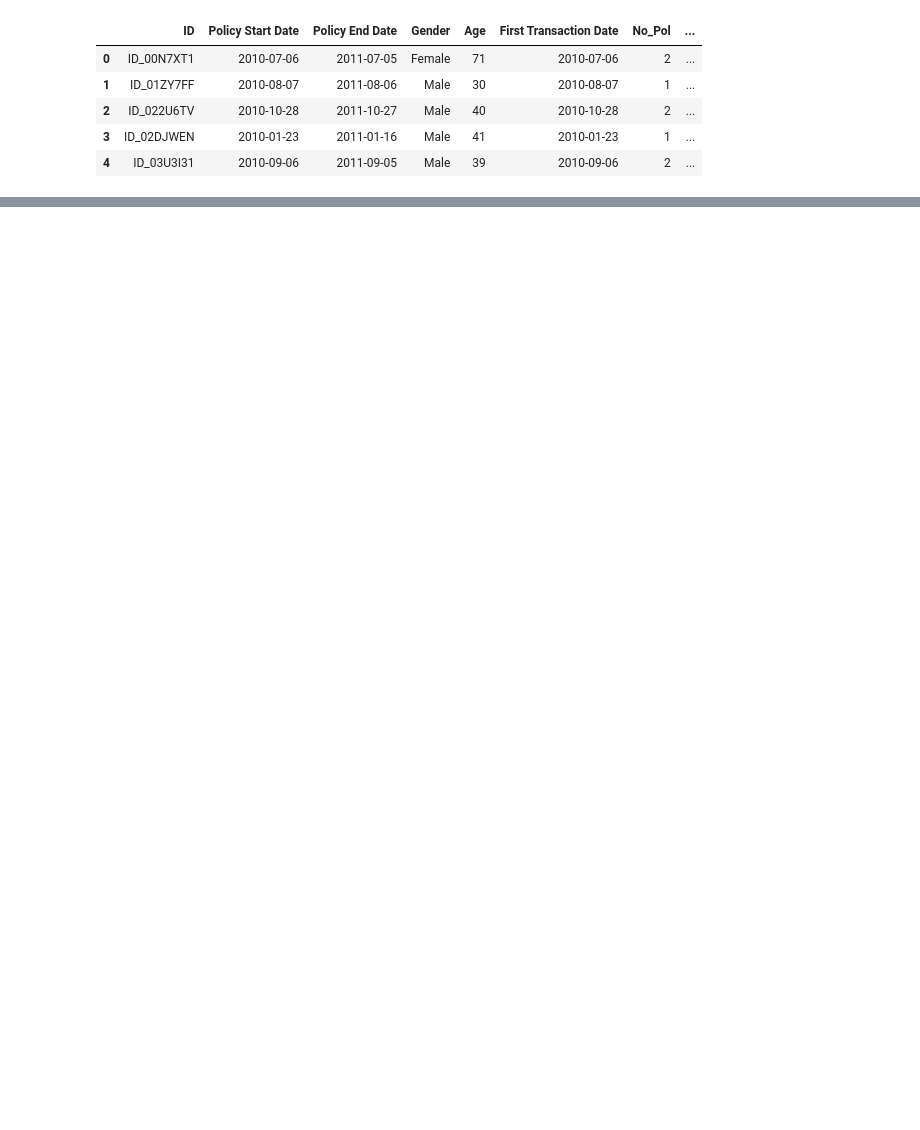
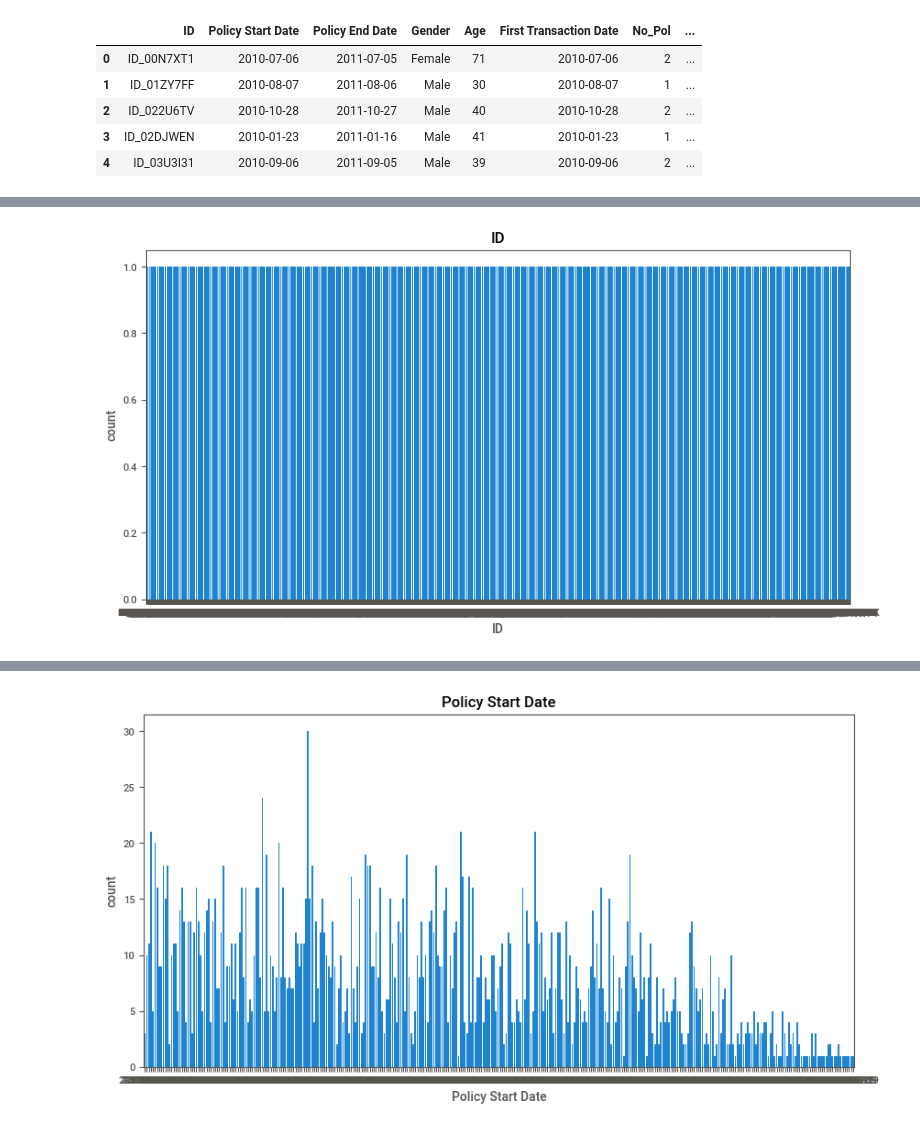
Before and after one commit to Gbekoilias/Auto-Insurance-Claim-Prediction, a Jupyter notebook: analyzing.ipynb, the cells around one changed output, grey strips where cells are left out. Saved outputs shown, nothing was run; the diff lists cells and outputs as text; code cells hidden in the pictures; blank space fills up the shorter version.

```diff
--- a/analyzing.ipynb
+++ b/analyzing.ipynb
@@ -19,0 +106,9 @@ array(['Female', 'Male', 'Entity', 'NO GENDER', 'Joint Gender',
+# %%
+# For categorical columns
+for column in df.select_dtypes(include='object').columns:
+    plt.figure(figsize=(10, 5))
+    sns.countplot(x=column, data=df)
+    plt.title(column)
+    plt.show()
+# %% [output]
+[figure, added]
@@ -19,0 +117 @@ array(['Female', 'Male', 'Entity', 'NO GENDER', 'Joint Gender',
+[figure, added]
```
Also changed, not shown: parts of 18 cells of this notebook, 6 other files.
